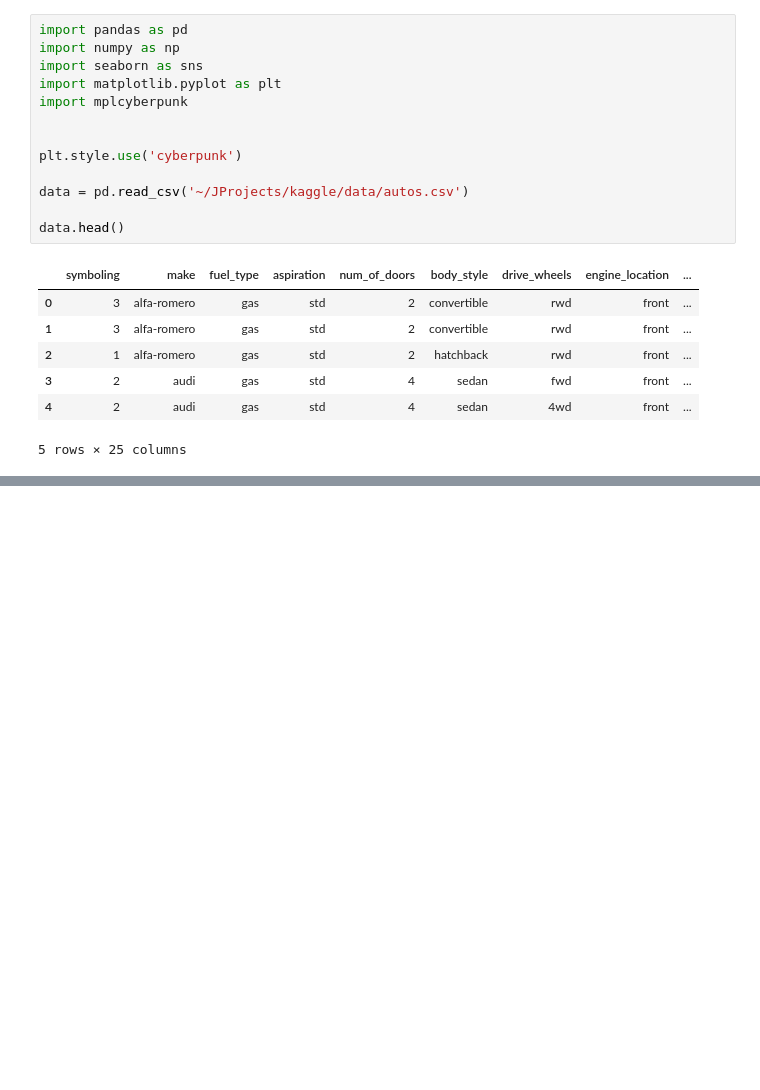
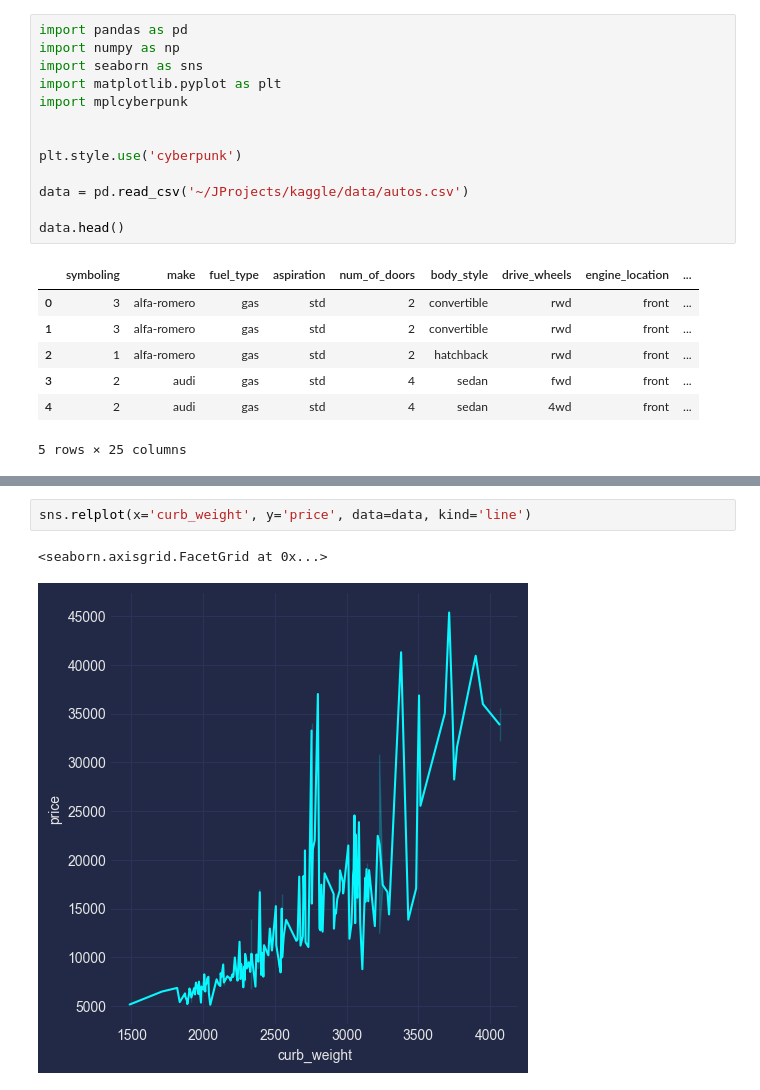
Before and after one commit to Ludentrop/kaggle, a Jupyter notebook: feature engineering/MutualInfo.ipynb, the cells around one changed output, grey strips where cells are left out. Saved outputs shown, nothing was run; the diff lists cells and outputs as text; blank space fills up the shorter version.

```diff
--- a/feature engineering/MutualInfo.ipynb
+++ b/feature engineering/MutualInfo.ipynb
@@ -21,0 +85,5 @@ data.head()
+# %%
+sns.relplot(x='curb_weight', y='price', data=data, kind='line')
+# %% [output]
+<seaborn.axisgrid.FacetGrid at 0x...>
+[figure, added]
```
Also changed, not shown: parts of 6 cells of this notebook, 7 other files.
